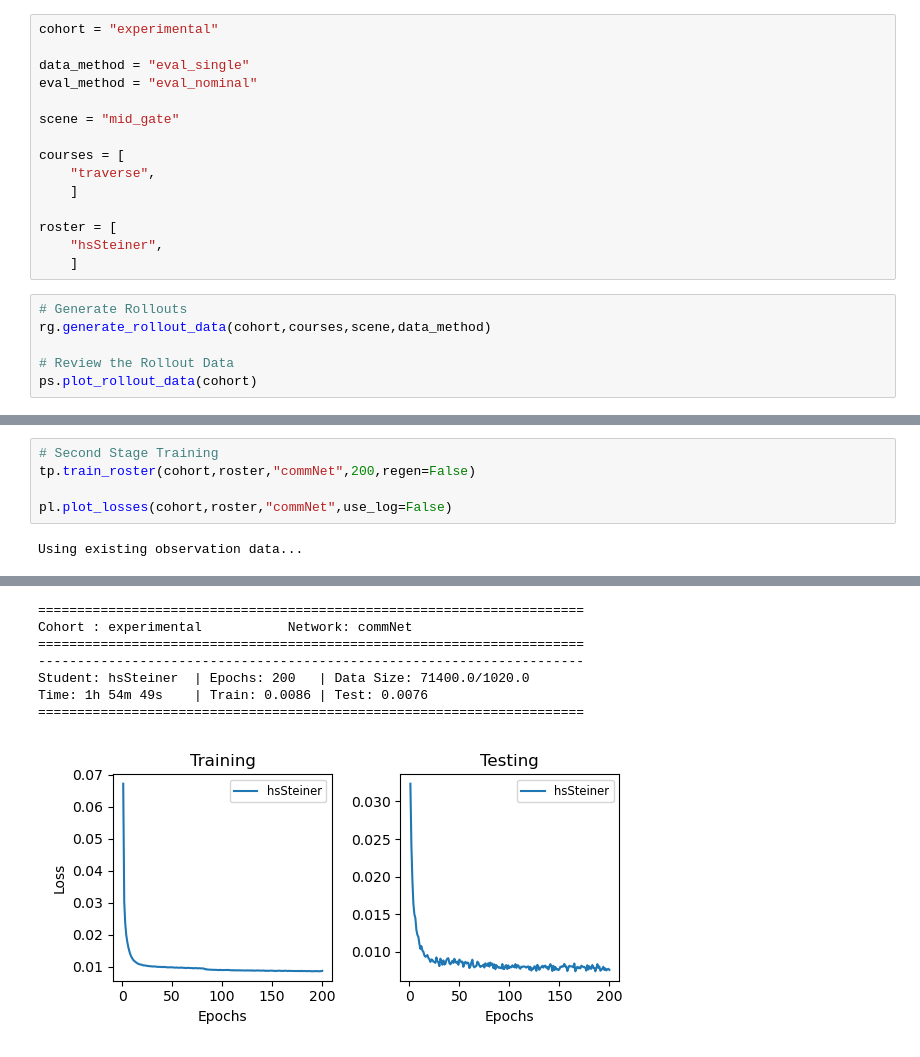
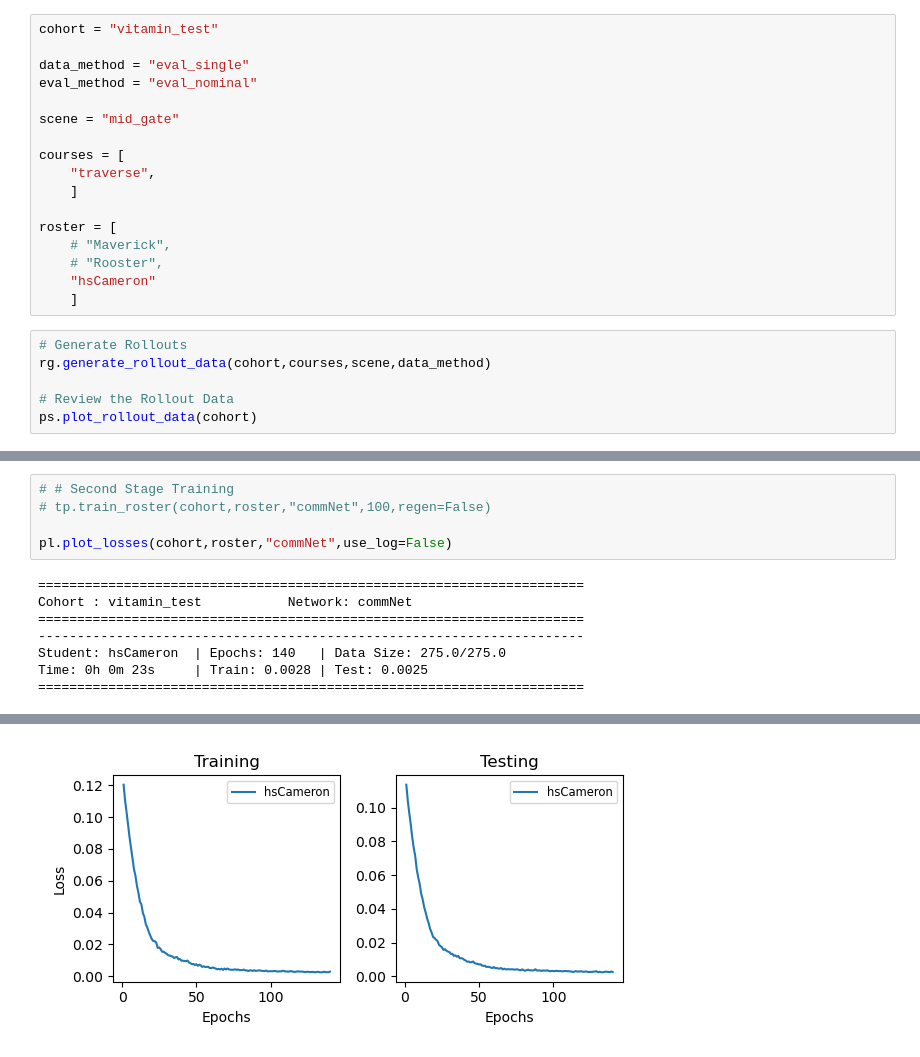
Before and after one commit to denisfliu/SousVide, a Jupyter notebook: notebooks/vitamin_test.ipynb, the cells around one changed output, grey strips where cells are left out. Cells and saved outputs as stored; diff of their text form.

```diff
--- a/notebooks/vitamin_test.ipynb
+++ b/notebooks/vitamin_test.ipynb
@@ -16,7 +16,7 @@ import sousvide.visualize.plot_synthesize as ps
 import sousvide.visualize.plot_learning as pl
 import sousvide.flight.deploy_figs as df
 # %%
-cohort = "experimental"
+cohort = "vitamin_test"
 
 data_method = "eval_single"
 eval_method = "eval_nominal"
@@ -28,7 +28,9 @@ courses = [
     ]
 
 roster = [
-    "hsSteiner",
+    # "Maverick",
+    # "Rooster",
+    "hsCameron"
     ]
 # %%
 # Generate Rollouts
@@ -66,7 +49,13 @@ Time: 0h 32m 0s     | Train: 0.4937 | Test: 0.8383
 # %%
-# Second Stage Training
-tp.train_roster(cohort,roster,"commNet",200,regen=False)
+# # Second Stage Training
+# tp.train_roster(cohort,roster,"commNet",100,regen=False)
 
 pl.plot_losses(cohort,roster,"commNet",use_log=False)
 # %% [output]
-Using existing observation data...
+======================================================================
+Cohort : vitamin_test           Network: commNet
+======================================================================
+----------------------------------------------------------------------
+Student: hsCameron  | Epochs: 140   | Data Size: 275.0/275.0
+Time: 0h 0m 23s     | Train: 0.0028 | Test: 0.0025
+======================================================================
@@ -75,11 +62,4 @@ Using existing observation data...
-======================================================================
-Cohort : experimental           Network: commNet
-======================================================================
-----------------------------------------------------------------------
-Student: hsSteiner  | Epochs: 200   | Data Size: 71400.0/1020.0
-Time: 1h 54m 49s    | Train: 0.0086 | Test: 0.0076
-======================================================================
-[figure, old version]
+[figure, new version]
 # %%
 # Simulate in FiGS
 for course in courses:
```
Also changed, not shown: parts of 4 cells of this notebook, 32 other files.
